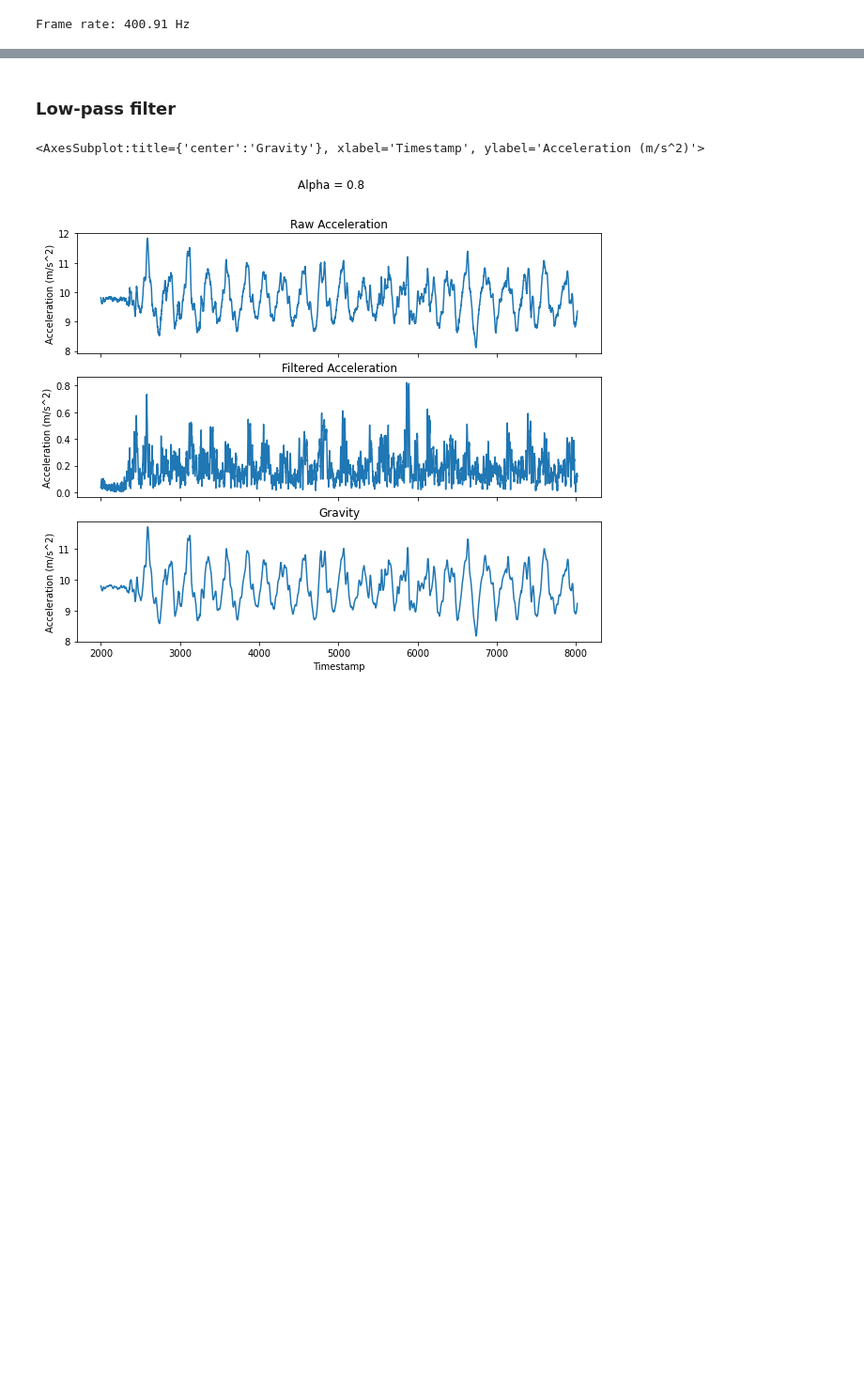
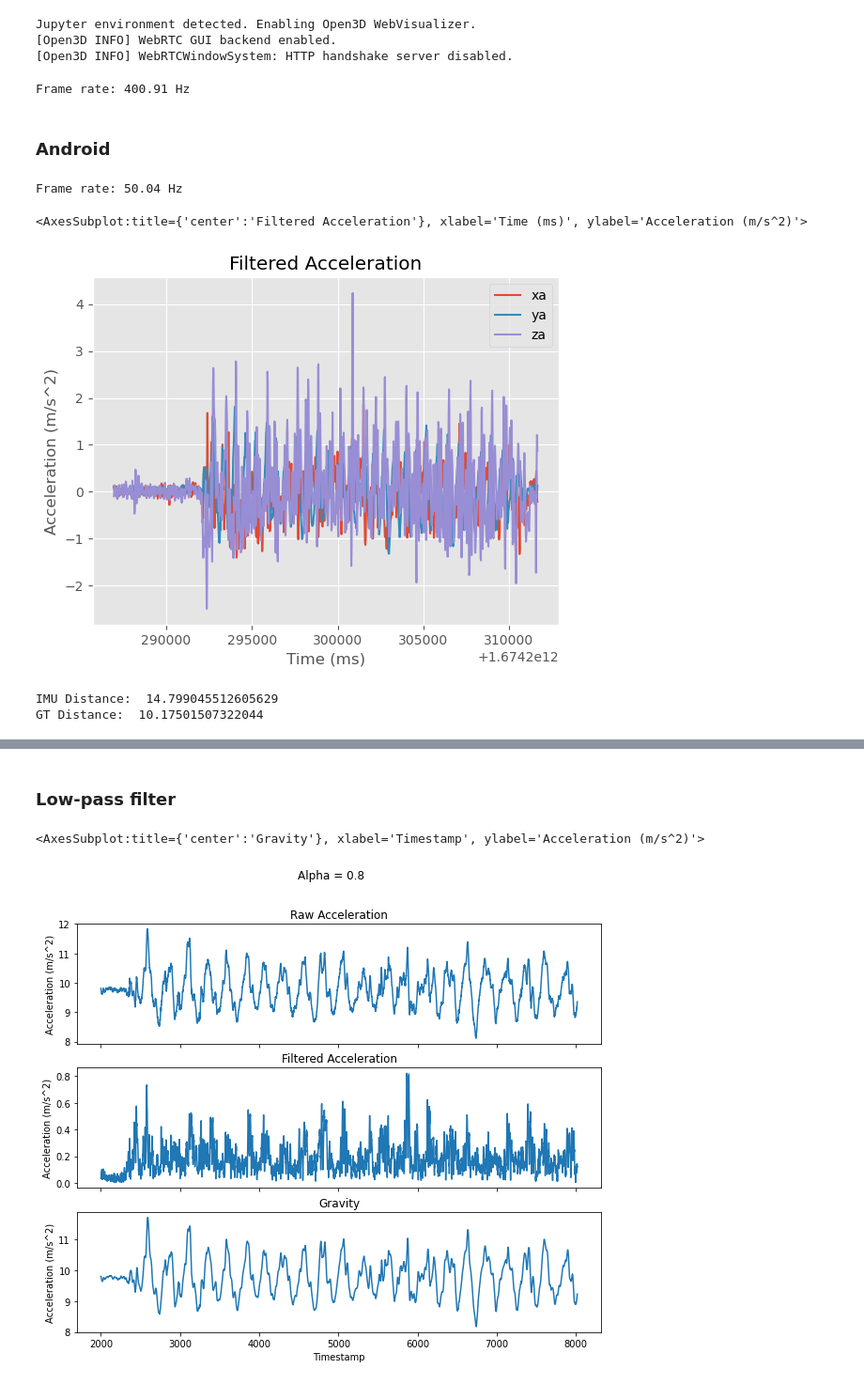
Before and after one commit to localization-as-a-service/local-registration, a Jupyter notebook: imu_trajectory_estimation.ipynb, the cells around one changed output, grey strips where cells are left out. Shown at 94% size. Saved outputs shown, nothing was run; the diff lists cells and outputs as text; code cells hidden in the pictures; blank space fills up the shorter version.

```diff
--- a/imu_trajectory_estimation.ipynb
+++ b/imu_trajectory_estimation.ipynb
@@ -13,6 +13,12 @@ import scipy
 from sklearn.decomposition import PCA
 
 from utils.depth_camera import DepthCamera
+
+plt.style.use("ggplot")
+# %% [output]
+Jupyter environment detected. Enabling Open3D WebVisualizer.
+[Open3D INFO] WebRTC GUI backend enabled.
+[Open3D INFO] WebRTCWindowSystem: HTTP handshake server disabled.
 # %%
 data_dir = "data/raw_data"
 experiment = "exp_8"
@@ -43,0 +59,28 @@ Frame rate: 400.91 Hz
+# %% [markdown]
+### Android
+# %%
+accel_df = pd.read_csv(os.path.join(motion_dir, "accel_android.csv"), names=["timestamp", "x", "y", "z"])
+gyro_df = pd.read_csv(os.path.join(motion_dir, "gyro_android.csv"), names=["timestamp", "x", "y", "z"])
+
+accel_df.loc[:, "gyro_t"] = accel_df.apply(lambda x: helpers.nearest(gyro_df.timestamp.values, x.timestamp), axis=1)
+
+imu_df = pd.merge(
+    accel_df.loc[:, ["gyro_t", "x", "y", "z"]],
+    gyro_df.loc[:, ["timestamp", "x", "y", "z"]],
+    left_on="gyro_t",
+    right_on="timestamp",
+    suffixes=("a", "g")
+)
+
+imu_df.drop("gyro_t", axis=1, inplace=True)
+imu_df = imu_df.loc[:, ["timestamp", "xa", "ya", "za", "xg", "yg", "zg"]]
+
+frame_rate = accel_df.shape[0] / (accel_df.timestamp.values[-1] - accel_df.timestamp.values[0]) * 1000
+print(f"Frame rate: {frame_rate:.2f} Hz")
+# %% [output]
+Frame rate: 50.04 Hz
+# %%
+imu_df.iloc[200:].plot(x="timestamp", y=["xa", "ya", "za"], xlabel="Time (ms)", ylabel="Acceleration (m/s^2)", title="Filtered Acceleration")
+# %% [output]
+<AxesSubplot:title={'center':'Filtered Acceleration'}, xlabel='Time (ms)', ylabel='Acceleration (m/s^2)'>
+[figure, added]
@@ -43,0 +124,23 @@ Frame rate: 400.91 Hz
+# %%
+# load ground truth trajectory
+sequence_ts = fread.get_timstamps_from_images(os.path.join(data_dir, experiment, trial, subject, f"{sequence:02d}", "frames"), ext=".depth.png")
+start_t = helpers.nearest(sequence_ts, imu_df.timestamp.values[0])
+end_t = helpers.nearest(imu_df.timestamp.values, sequence_ts[-1])
+
+start_index = np.where(sequence_ts == start_t)[0][0]
+end_imu_index = np.where(imu_df.timestamp.values == end_t)[0][0]
+
+# create trajectory as a pcd
+xyz = imu_df.iloc[:end_imu_index, 8:].values
+pcd = helpers.make_pcd(xyz)
+pcd.paint_uniform_color([1, 0, 0])
+
+trajectory_t = np.load(pose_file)["trajectory_t"]
+pcd_gt = helpers.make_pcd(trajectory_t[start_index:, :3, 3])
+pcd_gt.paint_uniform_color([0, 1, 0])
+
+print("IMU Distance: ", np.linalg.norm(xyz[-1] - xyz[0]))
+print("GT Distance: ", np.linalg.norm(trajectory_t[-1, :3, 3] - trajectory_t[start_index, :3, 3]))
+# %% [output]
+IMU Distance:  14.799045512605629
+GT Distance:  10.17501507322044
```
Also changed, not shown: parts of 24 cells of this notebook, 1 other file.
